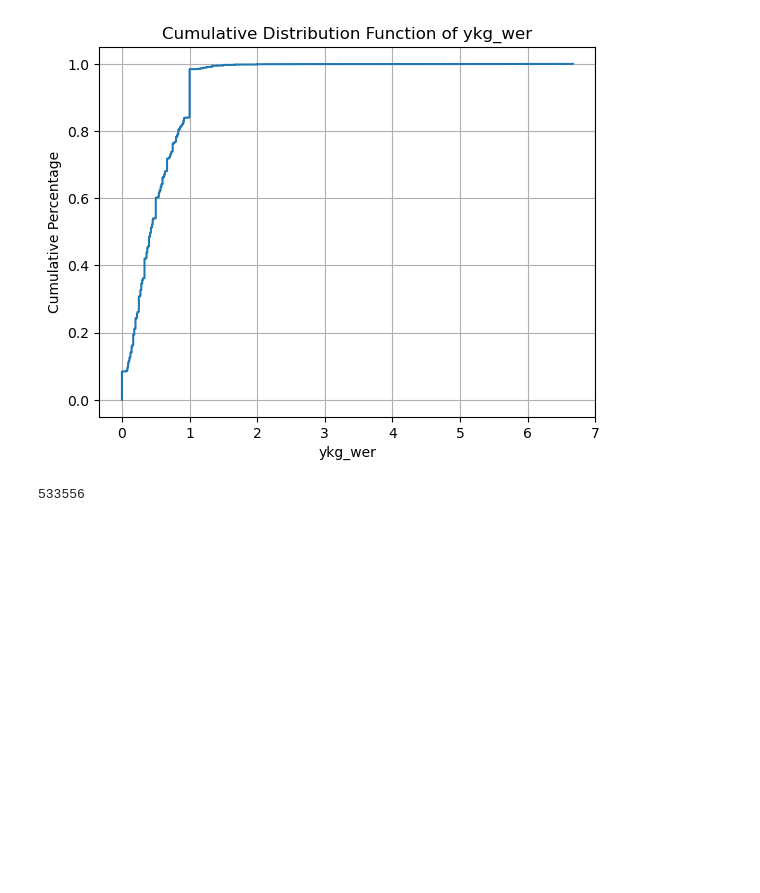
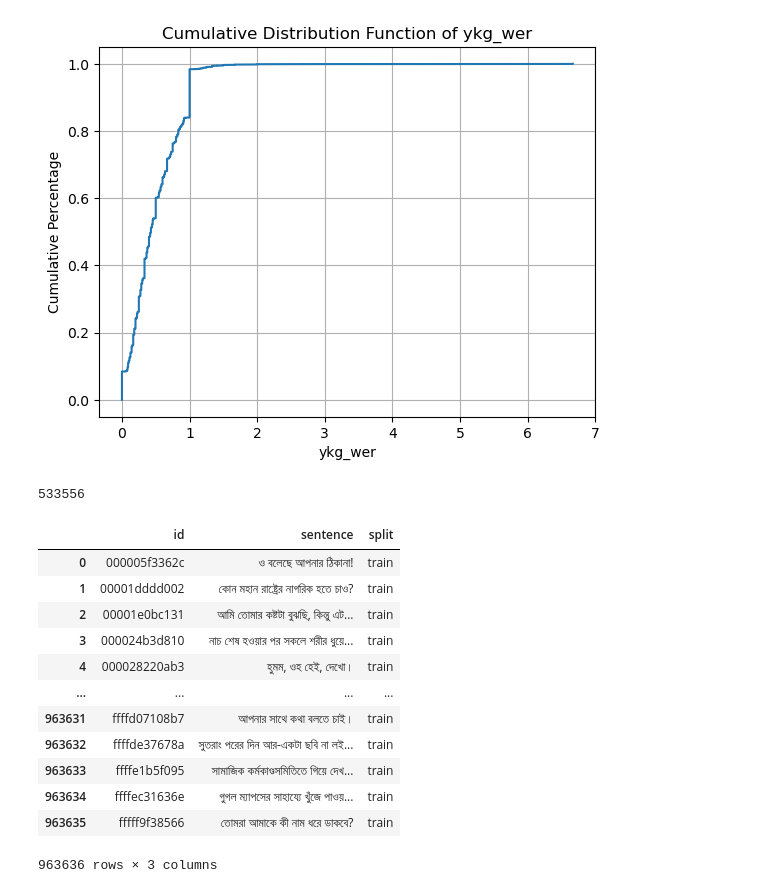
Before and after one commit to MoseslGit/Bengali_ASR, a Jupyter notebook: file_filtering.ipynb, the cells around one changed output. Drawn from its saved outputs; the diff is of its cells as text; code cells hidden in the pictures; blank space fills up the shorter version.

```diff
--- a/file_filtering.ipynb
+++ b/file_filtering.ipynb
@@ -48,3 +62,20 @@ filtered_ids.to_csv('filtered_ids.csv', index=False)
 len(filtered_ids)
 # %% [output]
 533556
+# %%
+train_df = pd.read_csv('train.csv')
+train_df
+# %% [output]
+|  | id | sentence | split |
+| 0 | 000005f3362c | ও বলেছে আপনার ঠিকানা! | train |
+| 1 | 00001dddd002 | কোন মহান রাষ্ট্রের নাগরিক হতে চাও? | train |
+| 2 | 00001e0bc131 | আমি তোমার কষ্টটা বুঝছি, কিন্তু এট... | train |
+| 3 | 000024b3d810 | নাচ শেষ হওয়ার পর সকলে শরীর ধুয়ে... | train |
+| 4 | 000028220ab3 | হুমম, ওহ হেই, দেখো। | train |
+| ... | ... | ... | ... |
+| 963631 | ffffd07108b7 | আপনার সাথে কথা বলতে চাই। | train |
+| 963632 | ffffde37678a | সুতরাং পরের দিন আর-একটা ছবি না লই... | train |
+| 963633 | ffffe1b5f095 | সামাজিক কর্মকাণ্ডসমিতিতে গিয়ে দেখ... | train |
+| 963634 | ffffec31636e | গুগল ম্যাপসের সাহায্যে খুঁজে পাওয়... | train |
+| 963635 | fffff9f38566 | তোমরা আমাকে কী নাম ধরে ডাকবে? | train |
+963636 rows × 3 columns
```
Also changed, not shown: parts of 10 cells of this notebook, 2 other files.
